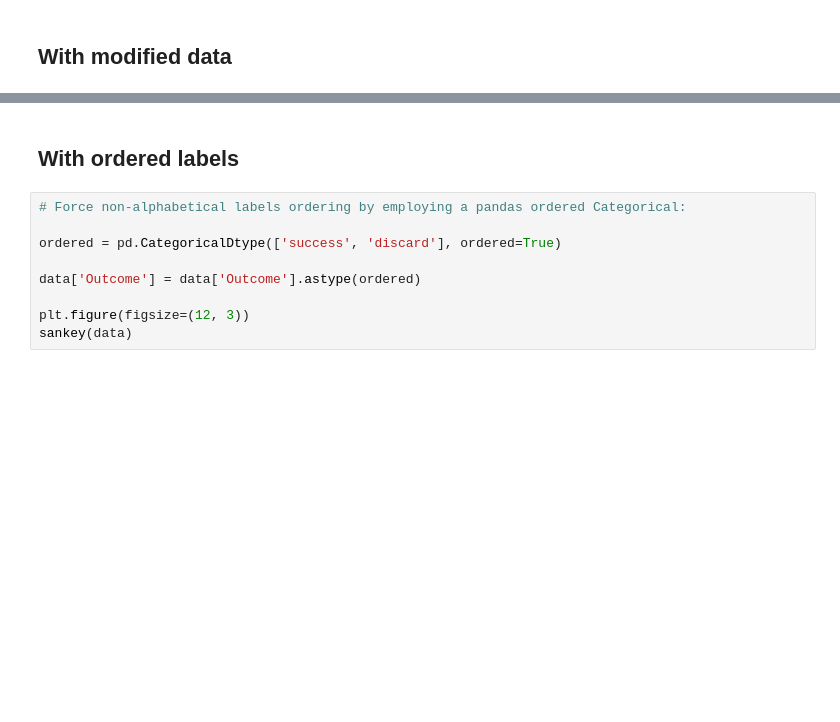
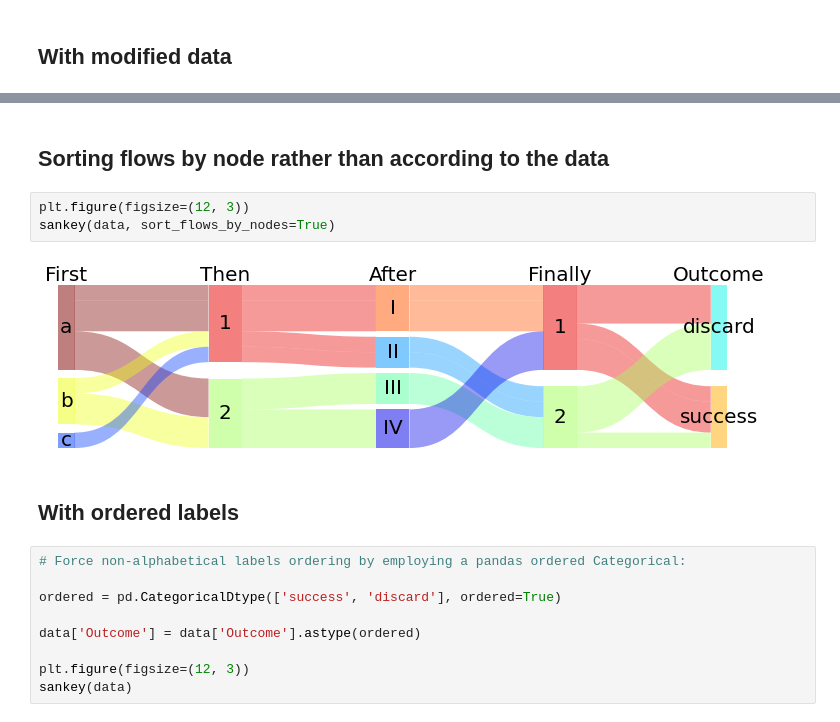
Before and after one commit to toobaz/mpl_sankey, a Jupyter notebook: notebooks/Examples.ipynb, the cells around one changed output, grey strips where cells are left out. Drawn from its saved outputs; the diff is of its cells as text; blank space fills up the shorter version.

Commit message:
Example for sort_flows_by_nodes

```diff
--- a/notebooks/Examples.ipynb
+++ b/notebooks/Examples.ipynb
@@ -68,3 +68,10 @@ sankey(data.loc[:, :'Then'],
+# %% [markdown]
+## Sorting flows by node rather than according to the data
+# %%
+plt.figure(figsize=(12, 3))
+sankey(data, sort_flows_by_nodes=True)
+# %% [output]
+[figure, added]
 # %% [markdown]
 ## With ordered labels
 # %%
```
Also changed, not shown: parts of 7 cells of this notebook.
